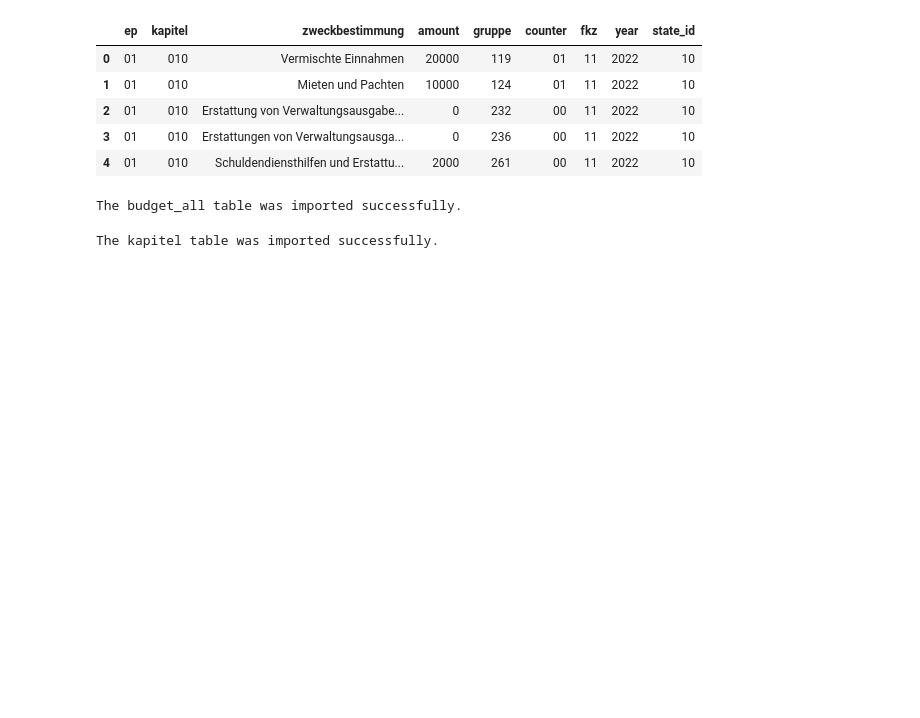
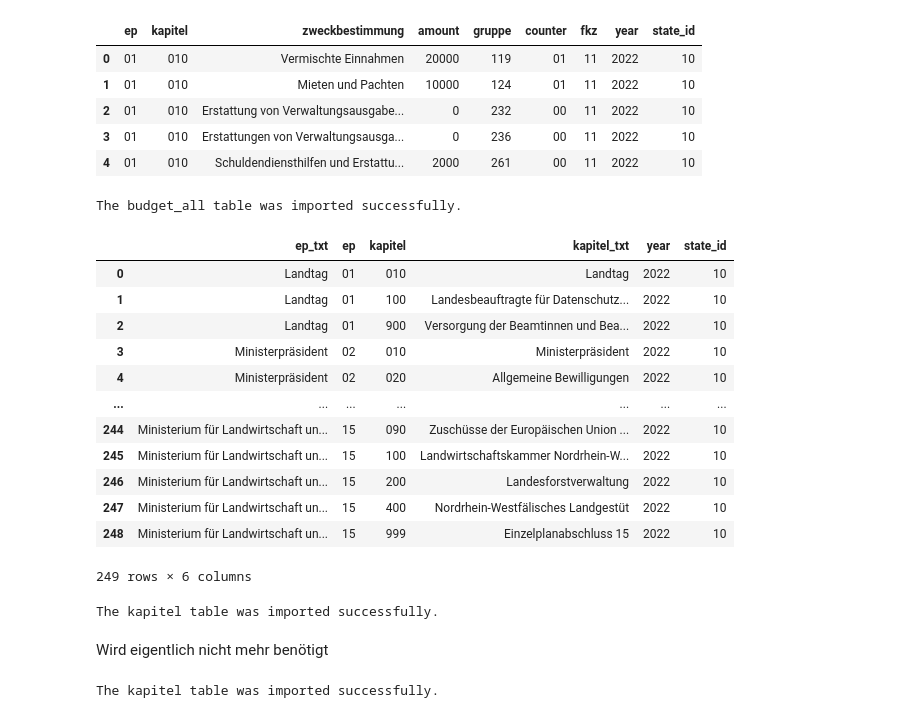
Before and after one commit to Toffeltonius/Haushaltsged-ns, a Jupyter notebook: upload_budget_nrw.ipynb, the cells around one changed output. Saved outputs shown, nothing was run; the diff lists cells and outputs as text; code cells hidden in the pictures; blank space fills up the shorter version.

```diff
--- a/upload_budget_nrw.ipynb
+++ b/upload_budget_nrw.ipynb
@@ -270,8 +271,30 @@ The budget_all table was imported successfully.
 # %%
 df_ep_kapitel = pd.read_csv('data/ep_kapitel_nrw_22.csv',encoding= 'UTF-8',dtype={'ep':str,'kapitel':str})
 # %%
-df_ep_kapitel['year'] = '2022'
-df_ep_kapitel['state_id'] = '10'
+df_ep_kapitel['year'] = 2022
+df_ep_kapitel['state_id'] = 10
+df_ep_kapitel
+# %% [output]
+|  | ep_txt | ep | kapitel | kapitel_txt | year | state_id |
+| 0 | Landtag | 01 | 010 | Landtag | 2022 | 10 |
+| 1 | Landtag | 01 | 100 | Landesbeauftragte für Datenschutz... | 2022 | 10 |
+| 2 | Landtag | 01 | 900 | Versorgung der Beamtinnen und Bea... | 2022 | 10 |
+| 3 | Ministerpräsident | 02 | 010 | Ministerpräsident | 2022 | 10 |
+| 4 | Ministerpräsident | 02 | 020 | Allgemeine Bewilligungen | 2022 | 10 |
+| ... | ... | ... | ... | ... | ... | ... |
+| 244 | Ministerium für Landwirtschaft un... | 15 | 090 | Zuschüsse der Europäischen Union ... | 2022 | 10 |
+| 245 | Ministerium für Landwirtschaft un... | 15 | 100 | Landwirtschaftskammer Nordrhein-W... | 2022 | 10 |
+| 246 | Ministerium für Landwirtschaft un... | 15 | 200 | Landesforstverwaltung | 2022 | 10 |
+| 247 | Ministerium für Landwirtschaft un... | 15 | 400 | Nordrhein-Westfälisches Landgestüt | 2022 | 10 |
+| 248 | Ministerium für Landwirtschaft un... | 15 | 999 | Einzelplanabschluss 15 | 2022 | 10 |
+249 rows × 6 columns
+# %%
+update_sql_table(df_ep_kapitel[['ep','kapitel','kapitel_txt','year','state_id']],'kapitel')
+update_sql_table(df_ep_kapitel[['ep','ep_text','year','state_id']],'einzelplaene')
+# %% [output]
+The kapitel table was imported successfully.
+# %% [markdown]
+Wird eigentlich nicht mehr benötigt
 # %%
 #push_to_database(df_ep_kapitel[['ep','kapitel','kapitel_txt','year','state_id']], "kapitel", engine, "capstone_public_budgeting")
 # %% [output]
```
Also changed, not shown: parts of 1 cell of this notebook.
